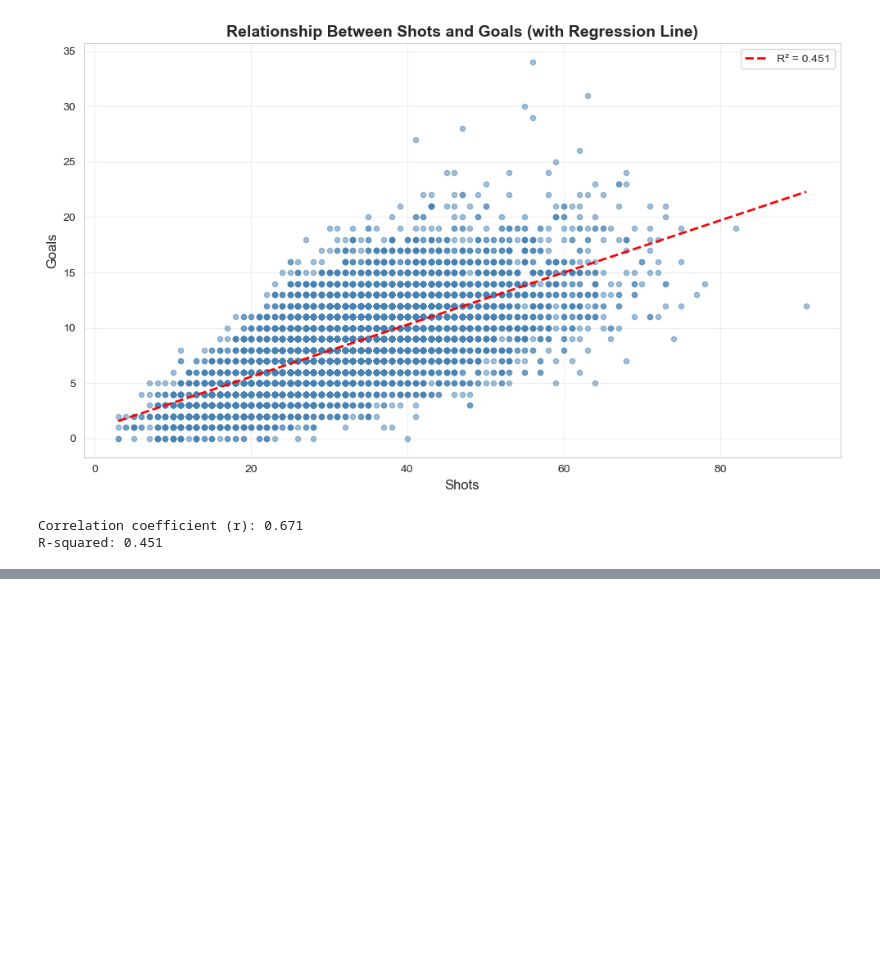
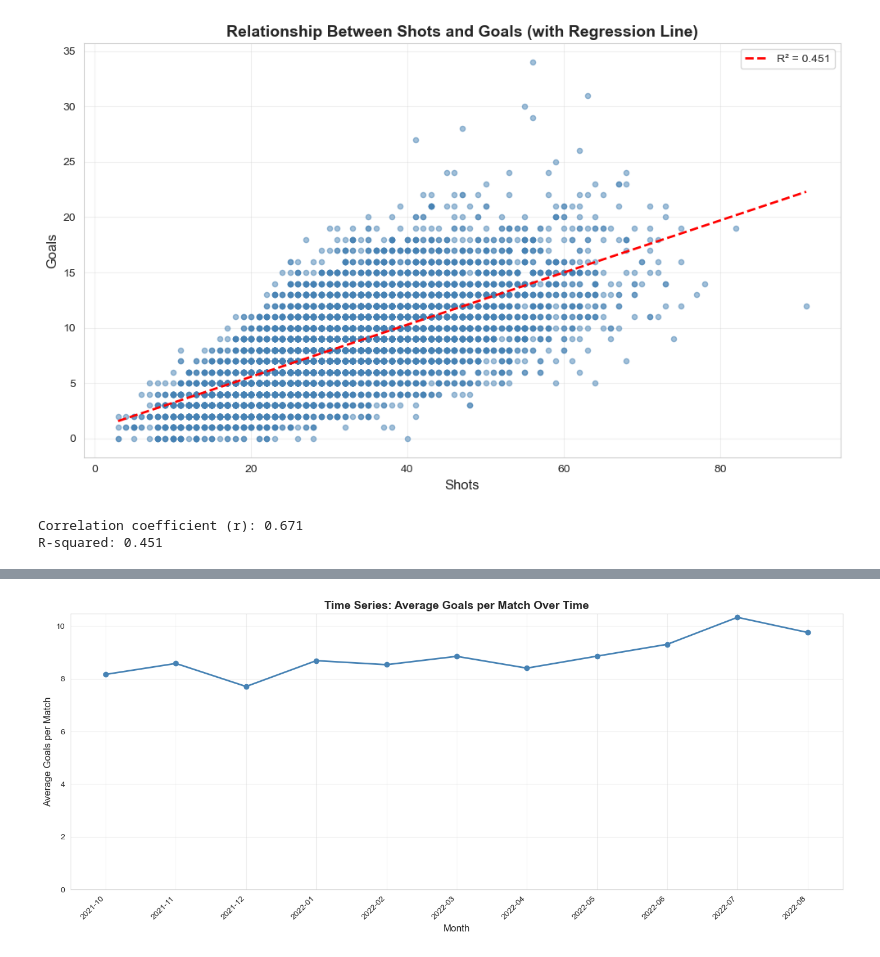
Before and after one commit to IT2053C-Gilany/final-project-smanzler, a Jupyter notebook: final-project.ipynb, the cells around one changed output, grey strips where cells are left out. Cells and saved outputs as stored; diff of their text form; code cells hidden in the pictures; blank space fills up the shorter version.

```diff
--- a/final-project.ipynb
+++ b/final-project.ipynb
@@ -734,0 +739,30 @@ R-squared: 0.451
+# %%
+# Visualization 4: Time series - Average goals per match over time
+matches_teams_enriched['match_date'] = pd.to_datetime(
+    matches_teams_enriched['match_date'])
+time_series_data = matches_teams_enriched.groupby(
+    matches_teams_enriched['match_date'].dt.to_period('M')
+)['core_goals'].mean().reset_index()
+# Mark month as string for labeling
+time_series_data['match_date'] = time_series_data['match_date'].astype(str)
+
+fig, ax = plt.subplots(figsize=(14, 6))
+ax.plot(time_series_data['match_date'], time_series_data['core_goals'],
+        marker='o', linewidth=2, markersize=6, color='steelblue')
+
+ax.set_xlabel('Month', fontsize=12)
+ax.set_ylabel('Average Goals per Match', fontsize=12)
+ax.set_title('Time Series: Average Goals per Match Over Time',
+             fontsize=14, fontweight='bold')
+
+# Set x-ticks to months directly (avoid using integer index)
+ax.set_xticks(range(len(time_series_data)))
+ax.set_xticklabels(time_series_data['match_date'], rotation=45, ha='right')
+# Start y-axis at 0
+ax.set_ylim(bottom=0)
+ax.grid(True, alpha=0.3)
+
+plt.tight_layout()
+plt.show()
+# %% [output]
+[figure, added]
```
Also changed, not shown: parts of 1 cell of this notebook.
